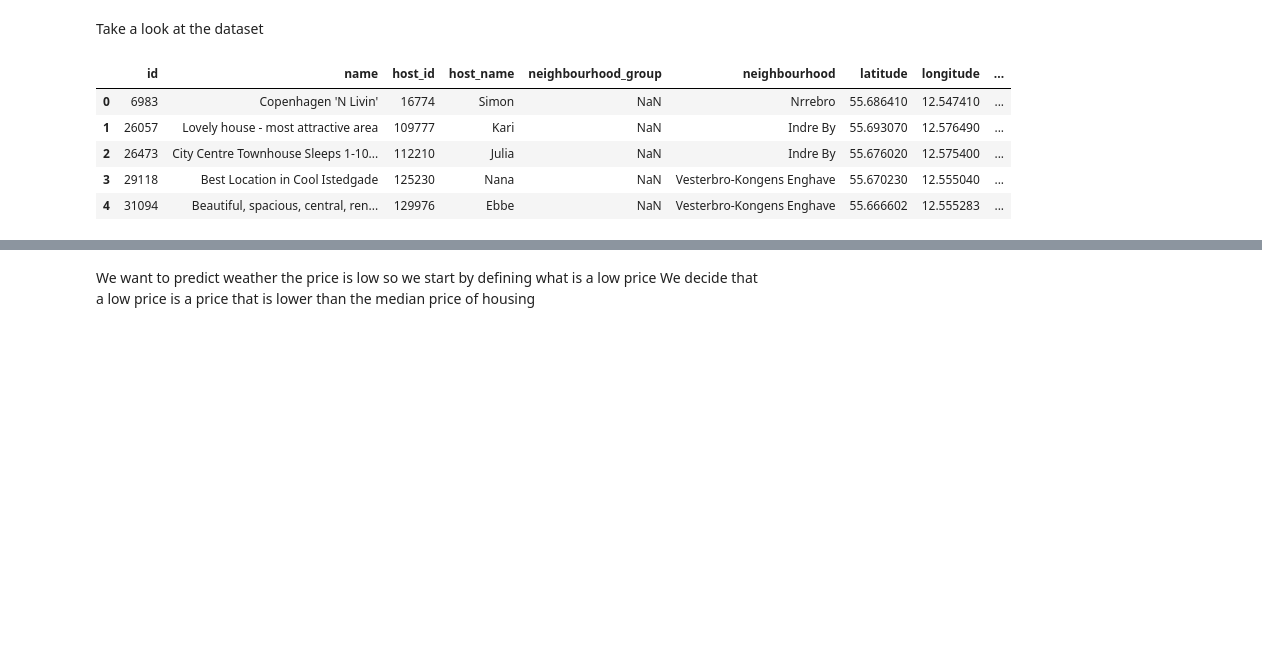
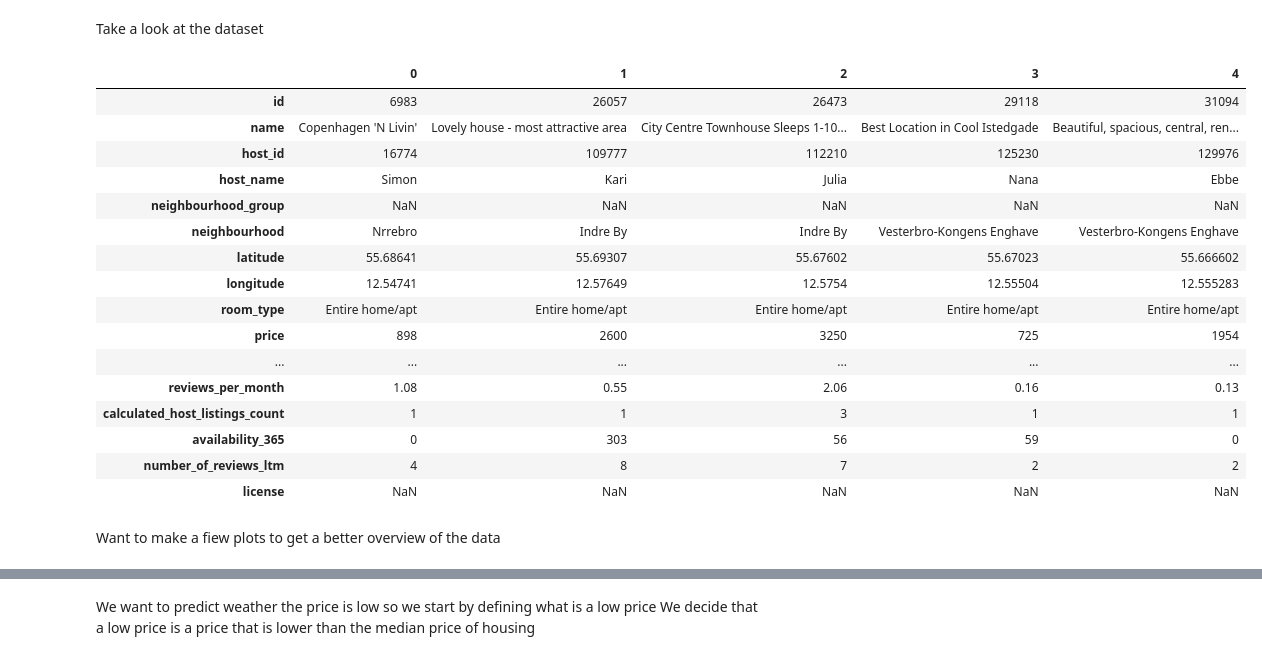
Before and after one commit to AndroCrunch/BusinessAnalytics13, a Jupyter notebook: Jupiter_project.ipynb, the cells around one changed output, grey strips where cells are left out. Cells and saved outputs as stored; diff of their text form; code cells hidden in the pictures; blank space fills up the shorter version.

```diff
--- a/Jupiter_project.ipynb
+++ b/Jupiter_project.ipynb
@@ -20,11 +20,24 @@ dataset = pd.read_csv('listings_CPH.csv')
 Take a look at the dataset
 # %%
 #take a look at the dataset
-dataset.head()
+dataset.head().T
 # %% [output]
-|  | id | name | host_id | host_name | neighbourhood_group | neighbourhood | latitude | longitude | ... |
-| 0 | 6983 | Copenhagen 'N Livin' | 16774 | Simon | NaN | Nrrebro | 55.686410 | 12.547410 | ... |
-| 1 | 26057 | Lovely house - most attractive area | 109777 | Kari | NaN | Indre By | 55.693070 | 12.576490 | ... |
-| 2 | 26473 | City Centre Townhouse Sleeps 1-10... | 112210 | Julia | NaN | Indre By | 55.676020 | 12.575400 | ... |
-| 3 | 29118 | Best Location in Cool Istedgade | 125230 | Nana | NaN | Vesterbro-Kongens Enghave | 55.670230 | 12.555040 | ... |
-| 4 | 31094 | Beautiful, spacious, central, ren... | 129976 | Ebbe | NaN | Vesterbro-Kongens Enghave | 55.666602 | 12.555283 | ... |
+|  | 0 | 1 | 2 | 3 | 4 |
+| id | 6983 | 26057 | 26473 | 29118 | 31094 |
+| name | Copenhagen 'N Livin' | Lovely house - most attractive area | City Centre Townhouse Sleeps 1-10... | Best Location in Cool Istedgade | Beautiful, spacious, central, ren... |
+| host_id | 16774 | 109777 | 112210 | 125230 | 129976 |
+| host_name | Simon | Kari | Julia | Nana | Ebbe |
+| neighbourhood_group | NaN | NaN | NaN | NaN | NaN |
+| neighbourhood | Nrrebro | Indre By | Indre By | Vesterbro-Kongens Enghave | Vesterbro-Kongens Enghave |
+| latitude | 55.68641 | 55.69307 | 55.67602 | 55.67023 | 55.666602 |
+| longitude | 12.54741 | 12.57649 | 12.5754 | 12.55504 | 12.555283 |
+| room_type | Entire home/apt | Entire home/apt | Entire home/apt | Entire home/apt | Entire home/apt |
+| price | 898 | 2600 | 3250 | 725 | 1954 |
+| ... | ... | ... | ... | ... | ... |
+| reviews_per_month | 1.08 | 0.55 | 2.06 | 0.16 | 0.13 |
+| calculated_host_listings_count | 1 | 1 | 3 | 1 | 1 |
+| availability_365 | 0 | 303 | 56 | 59 | 0 |
+| number_of_reviews_ltm | 4 | 8 | 7 | 2 | 2 |
+| license | NaN | NaN | NaN | NaN | NaN |
+# %% [markdown]
+Want to make a fiew plots to get a better overview of the data
```
Also changed, not shown: parts of 26 cells of this notebook.
